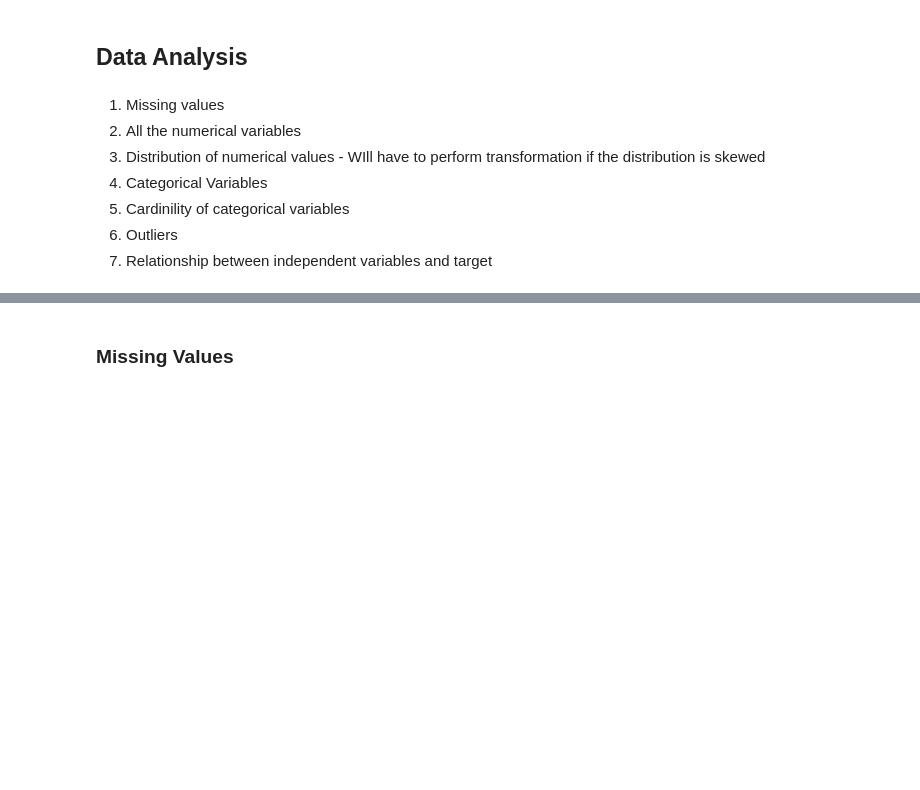
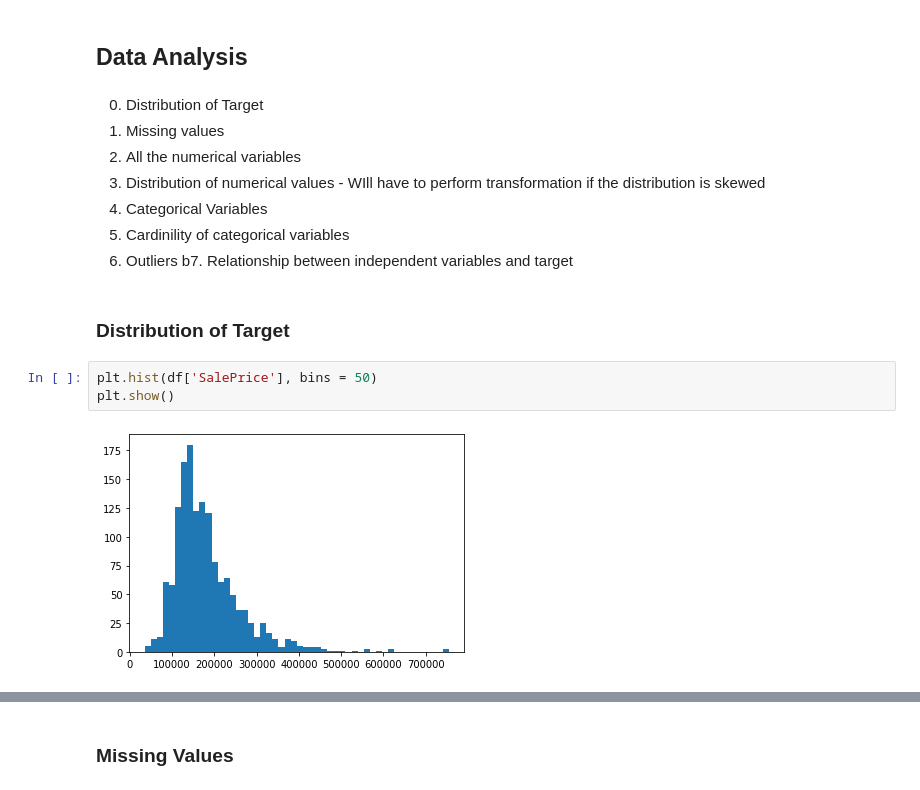
Before and after one commit to dhananjai1511/genpact-ds-batch-2, a Jupyter notebook: Advance House Price Regression/EDA.ipynb, the cells around one changed output, grey strips where cells are left out. Drawn from its saved outputs; the diff is of its cells as text; blank space fills up the shorter version.

```diff
--- a/Advance House Price Regression/EDA.ipynb
+++ b/Advance House Price Regression/EDA.ipynb
@@ -66,10 +66,18 @@ df.shape
 # %% [markdown]
 ## Data Analysis
 # %% [markdown]
+0. Distribution of Target
 1. Missing values
 2. All the numerical variables
 3. Distribution of numerical values - WIll have to perform transformation if the distribution is skewed
 4. Categorical Variables
 5. Cardinility of categorical variables
 6. Outliers
-7. Relationship between independent variables and target
+b7. Relationship between independent variables and target
+# %% [markdown]
+### Distribution of Target
+# %%
+plt.hist(df['SalePrice'], bins = 50)
+plt.show()
+# %% [output]
+[figure, added]
```
Also changed, not shown: parts of 9 cells of this notebook, 8 other files.
